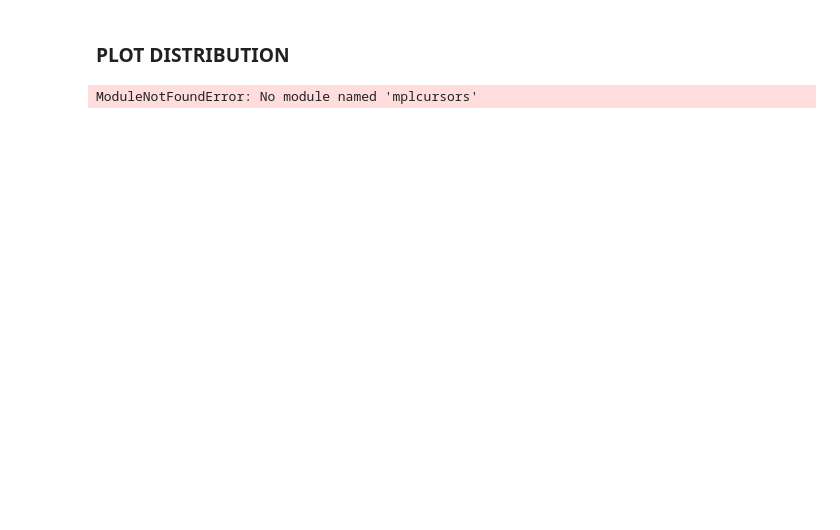
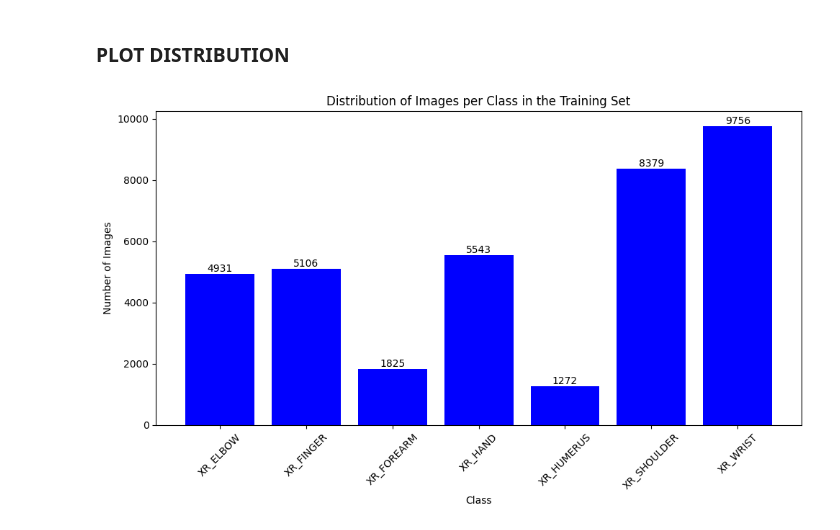
Before and after one commit to neutr0nslayer/CSE475, a Jupyter notebook: project.ipynb, the cells around one changed output. Cells and saved outputs as stored; diff of their text form; code cells hidden in the pictures; blank space fills up the shorter version.

```diff
--- a/project.ipynb
+++ b/project.ipynb
@@ -14,7 +34,9 @@ Classes: ['train', 'train_image_paths.csv', 'train_labeled_studies.csv', 'valid'
 # %% [markdown]
 ### NO OF CLASSES
 # %%
-# Calculate and print the number of classes using the 'class_dirs' list
+# Calculate and print the number of classes using the 'classes' list
+train_path = os.path.join(DATASET_PATH, "train")
+class_dirs = os.listdir(train_path)
 num_classes = len(class_dirs)
 print("There are", num_classes, "classes.")
 print(class_dirs)
@@ -25,6 +47,8 @@ There are 7 classes.
 ### Count images per class in the train directory
 # %%
 # Count images per class in the train directory
+train_dir = os.path.join(DATASET_PATH, "train")
+images_count = {}
 for class_name in class_dirs:
     class_path = os.path.join(train_dir, class_name)
     count_per_class = 0
@@ -60,25 +82,23 @@ plt.show()
 # %% [markdown]
 ### PLOT DISTRIBUTION
 # %%
- # Only if mplcursors is not already imported
-
 classes_list = list(images_count.keys())
 counts_list = list(images_count.values())
 
 plt.figure(figsize=(10, 6))
 bars = plt.bar(classes_list, counts_list, color='blue')
 plt.xlabel('Class')
 plt.ylabel('Number of Images')
 plt.title('Distribution of Images per Class in the Training Set')
 plt.xticks(rotation=45)
 plt.tight_layout()
 
-cursor = mplcursors.cursor(bars, hover=True)
-@cursor.connect("add")
-def on_add(sel):
-    index = list(bars).index(sel.artist)
-    sel.annotation.set_text(f'{counts_list[index]}')
+# Add count labels at the top of each bar
+for bar, count in zip(bars, counts_list):
+    height = bar.get_height()
+    plt.text(bar.get_x() + bar.get_width() / 2, height, str(count),
+             ha='center', va='bottom', fontsize=10)
 
 plt.show()
 # %% [output]
-ModuleNotFoundError: No module named 'mplcursors'
+[figure, added]
```
Also changed, not shown: parts of 2 cells of this notebook.
